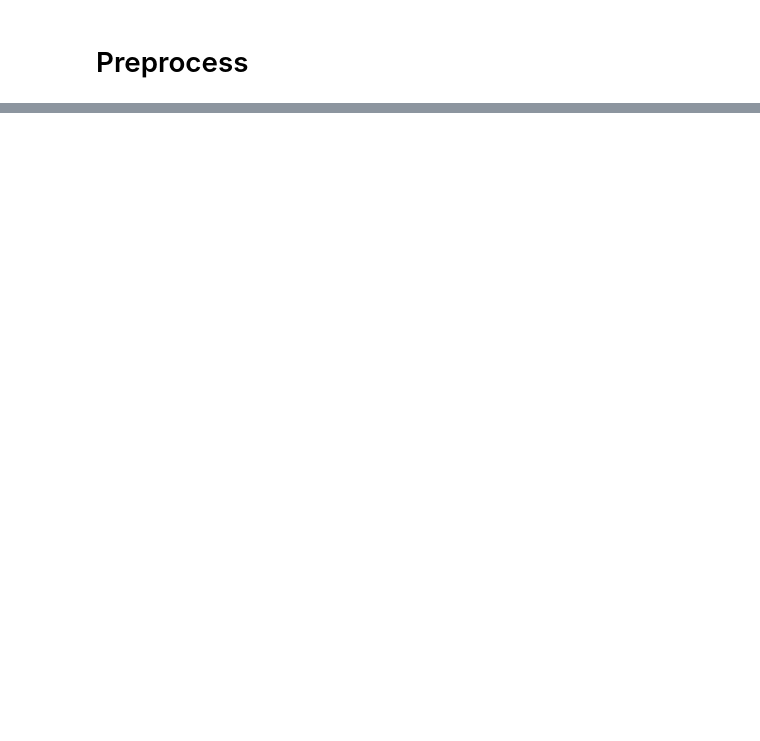
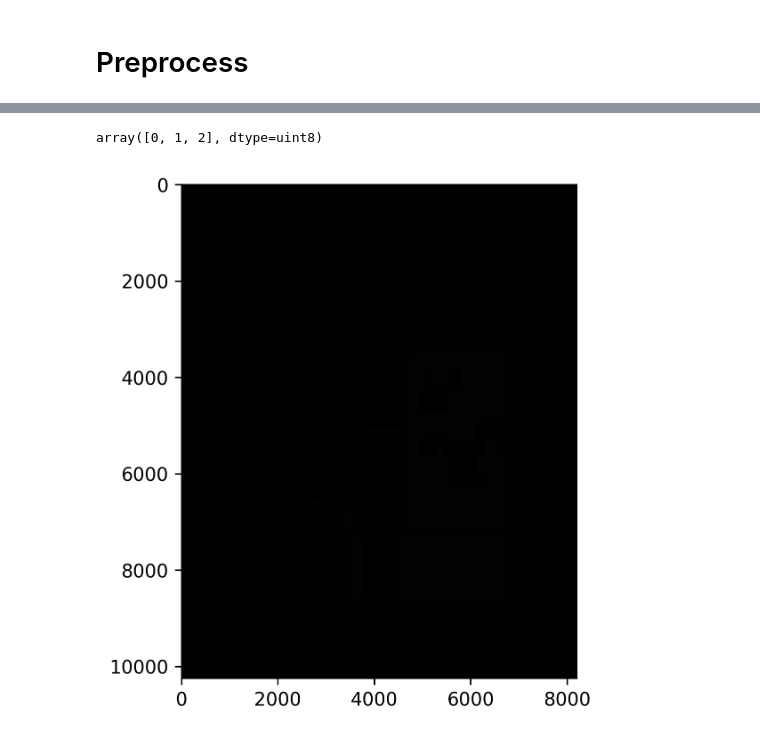
Before and after one commit to danielmtzbarba/CarlaClient, a Jupyter notebook: scripts/create-topview-map.ipynb, the cells around one changed output, grey strips where cells are left out. Saved outputs shown, nothing was run; the diff lists cells and outputs as text; code cells hidden in the pictures; blank space fills up the shorter version.

```diff
--- a/scripts/create-topview-map.ipynb
+++ b/scripts/create-topview-map.ipynb
@@ -188,3 +175,19 @@ plt.show()
+# %%
+def make_square(im, min_size=256, fill_color=(0, 0, 0)):
+    x, y = im.size
+    pad = 2048
+    new_im = Image.new('RGB', (x + pad, y+pad), fill_color)
+    new_im.paste(im, (int(pad/2), int(pad/2)))
+    return new_im
+
+
+padded = make_square(mo, fill_color=(0, 0, 0))
+
+plt.imshow(padded)
+np.unique(padded)
+# %% [output]
+array([0, 1, 2], dtype=uint8)
+[figure, added]
 # %%
 np.unique(map, return_counts=True)
 # %% [output]
```
Also changed, not shown: parts of 13 cells of this notebook, 10 other files.
